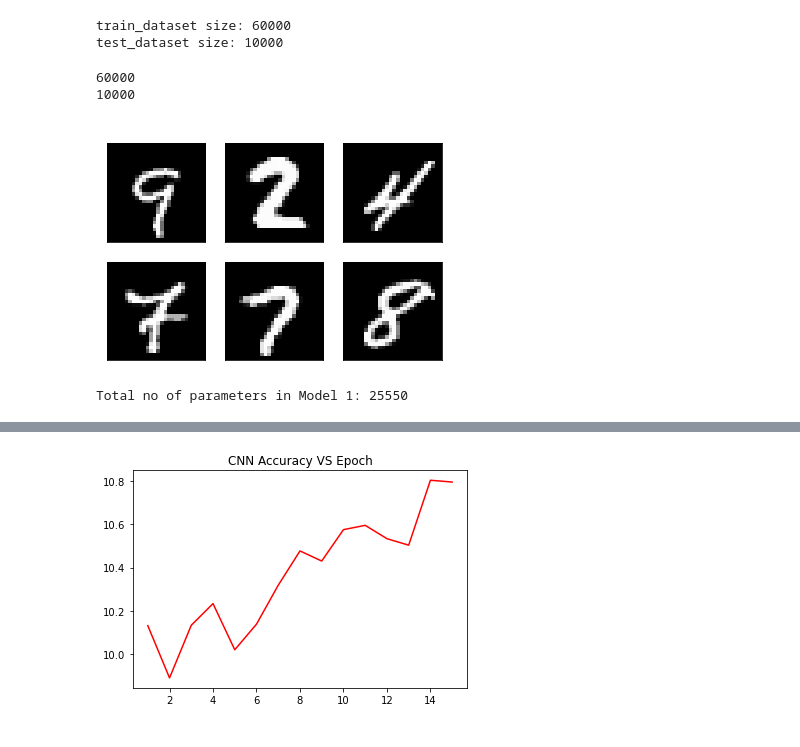
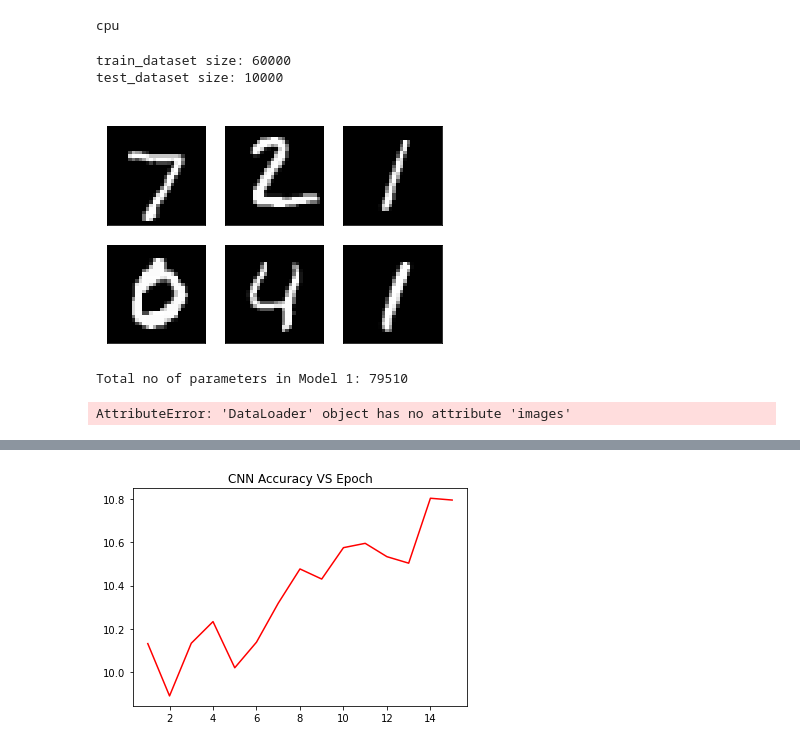
Before and after one commit to DineshchandarR/CPSC-8430-Deep-Learning-001, a Jupyter notebook: HW1/HW1.1_RandomMinist.ipynb, the cells around one changed output, grey strips where cells are left out. Saved outputs shown, nothing was run; the diff lists cells and outputs as text; code cells hidden in the pictures.

```diff
--- a/HW1/HW1.1_RandomMinist.ipynb
+++ b/HW1/HW1.1_RandomMinist.ipynb
@@ -9 +14,9 @@ import numpy as np
+# %%
+if torch.cuda.is_available():
+    DEVICE = torch.device("cuda")
+else:
+    DEVICE = torch.device("cpu")
+print(DEVICE)
+# %% [output]
+cpu
 # %%
@@ -24,16 +35,13 @@ print("train_dataset size:", len(train_dataset),"\ntest_dataset size:", len(test
 train_dataset size: 60000
 test_dataset size: 10000
 # %%
-randomLabelsTrain = torch.tensor(np.random.randint(0,10, (len(train_dataset)),))
-print(len(randomLabelsTrain))
-randomLabelsTest = torch.tensor(np.random.randint(0,10, (len(test_dataset)),))
-print(len(randomLabelsTest))
+# randomLabelsTrain = torch.tensor(np.random.randint(0,10, (len(train_dataset)),))
+# print(len(randomLabelsTrain))
+# randomLabelsTest = torch.tensor(np.random.randint(0,10, (len(test_dataset)),))
+# print(len(randomLabelsTest))
-# %% [output]
-60000
-10000
 # %%
-train_dataset.targets = randomLabelsTrain
-test_dataset.targets = randomLabelsTest
+# train_dataset.targets = randomLabelsTrain
+# test_dataset.targets = randomLabelsTest
 # %%
 # Data loader
 train_loader = torch.utils.data.DataLoader(dataset=train_dataset,
@@ -44,18 +52,18 @@ test_loader = torch.utils.data.DataLoader(dataset=test_dataset,
                                           batch_size=100,
                                           shuffle=False)
 # %%
-examples = iter(train_loader)
+examples = iter(test_loader)
 example_data, example_targets = examples.next()
 
 for i in range(6):
     plt.subplot(2,3,i+1)
     plt.imshow(example_data[i][0], cmap='gray')
     plt.title("Actual Val: {}".format(example_targets[i]),color='white')
     plt.xticks([])
     plt.yticks([])
 plt.show()
 # %% [output]
-[figure, old version]
+[figure, new version]
 # %%
 # Hyper-parameters
 input_size = 784 # 28x28
@@ -89,14 +107,18 @@ class CNN1(nn.Module):
 # %%
-cnn1 = CNN1()
+rmnist = RandMnist()
 loss_func = nn.CrossEntropyLoss()
-optimizer = torch.optim.Adam(cnn1.parameters(), lr=learning_rate, weight_decay = weight_decay_val)
+optimizer = torch.optim.Adam(rmnist.parameters(), lr=learning_rate) #, weight_decay = weight_decay_val)
 
 a=[]
-for i in cnn1.parameters():
+for i in rmnist.parameters():
     a.append(torch.numel(i))
 print('Total no of parameters in Model 1:', np.sum(a),)
 # %% [output]
-Total no of parameters in Model 1: 25550
+Total no of parameters in Model 1: 79510
+# %%
+test_loader.images
+# %% [output]
+AttributeError: 'DataLoader' object has no attribute 'images'
 # %%
 # train_losses = []
 # train_epoch = []
```
Also changed, not shown: parts of 38 cells of this notebook, 1 other file.
